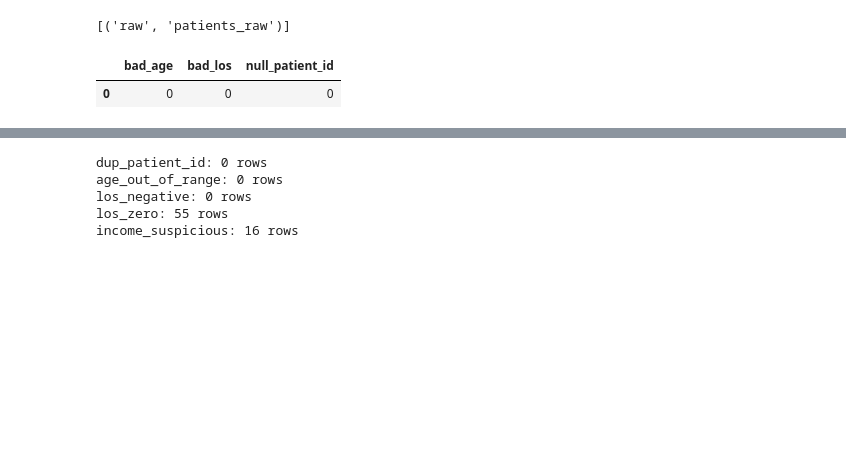
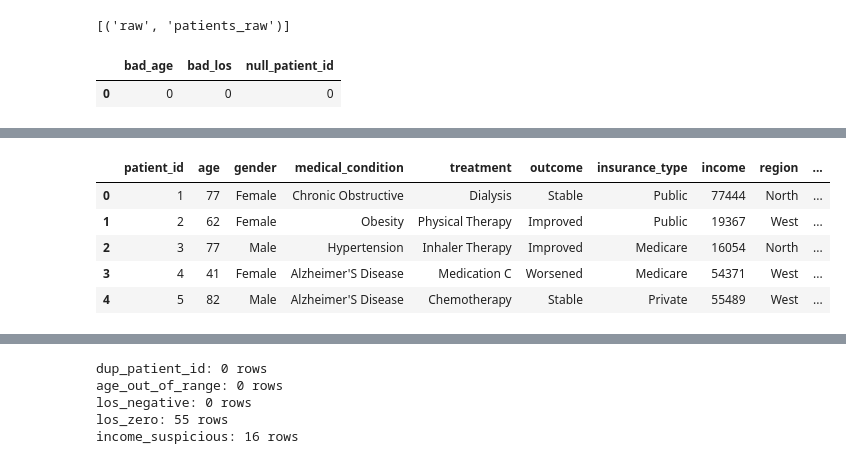
Before and after one commit to reachRaiR/healthcare-data-hub, a Jupyter notebook: notebooks/01_data_preparation.ipynb, the cells around one changed output, grey strips where cells are left out. Drawn from its saved outputs; the diff is of its cells as text; code cells hidden in the pictures; blank space fills up the shorter version.

```diff
--- a/notebooks/01_data_preparation.ipynb
+++ b/notebooks/01_data_preparation.ipynb
@@ -261,8 +254,8 @@ memory usage: 101.7+ KB
 # %%
 # Audit categorical columns
 cat_cols = [
-    "Gender", "Medical_Condition", "Treatment", "Outcome",
-    "Insurance_Type", "Region", "Smoking_Status", "Admission_Type"
+    "gender", "medical_condition", "treatment", "outcome",
+    "insurance_type", "region", "smoking_status", "admission_type"
 ]
 
 for c in cat_cols:
@@ -289,45 +282,65 @@ Name: count, dtype: int64
 # %%
 import numpy as np
+import pandas as pd
 
 df_clean = df.copy()
 
-# Strip whitespace from all object columns
-for c in df_clean.select_dtypes(include="object").columns:
-    df_clean[c] = df_clean[c].astype(str).str.strip()
+# Normalize all text columns
+text_cols = df_clean.select_dtypes(include=["object", "string"]).columns
+for c in text_cols:
+    df_clean[c] = (df_clean[c]
+                   .astype("string")
+                   .str.strip()
+                   .str.replace(r"\s+", " ", regex=True)
+                   .str.title())
 
-# Title Case standardization for consistent presentation
-title_cols = ["Medical_Condition", "Treatment", "Outcome", "Insurance_Type", "Region", "Smoking_Status", "Admission_Type"]
+# Standardize specific categorical columns
+title_cols = [
+    "medical_condition", "treatment", "outcome",
+    "insurance_type", "region", "smoking_status", "admission_type"
+]
 for c in title_cols:
-    df_clean[c] = df_clean[c].str.title()
+    if c in df_clean.columns:
+        df_clean[c] = (df_clean[c]
+                       .astype("string")
+                       .str.strip()
+                       .str.replace(r"\s+", " ", regex=True)
+                       .str.title())
 
 # Gender normalization
-# First, lower for robust mapping
-g = df_clean["Gender"].str.lower().str.replace(r"[^a-z]", "", regex=True)
+if "gender" in df_clean.columns:
+    g_raw = df_clean["gender"].astype("string").str.lower().str.replace(r"[^a-z\- ]", "", regex=True)
+    gender_map = {
+        "m": "Male", "male": "Male", "man": "Male",
+        "f": "Female", "female": "Female", "woman": "Female"
+    }
+    df_clean["gender"] = g_raw.map(gender_map).fillna(df_clean["gender"].astype("string").str.title())
 
-gender_map = {
-    "m": "Male", "male": "Male",
-    "f": "Female", "female": "Female",
-    "man": "Male", "woman": "Female",
-    "nonbinary": "Other/Unknown", "nb": "Other/Unknown", "other": "Other/Unknown",
-    "unknown": "Other/Unknown", "na": "Other/Unknown", "none": "Other/Unknown"
-}
-df_clean["Gender"] = g.map(gender_map).fillna(df_clean["Gender"].str.title())
-# Anything not mapped becomes 'Other/Unknown'
-df_clean.loc[~df_clean["Gender"].isin(["Male","Female"]), "Gender"] = "Other/Unknown"
+# Smoking status normalization: Non-Smoker / Former Smoker / Current Smoker
+if "smoking_status" in df_clean.columns:
+    smoke = df_clean["smoking_status"].astype("string").str.lower().str.replace(r"\s+", " ", regex=True)
+    smoke_map = {
+        "non-smoker": "Non-Smoker", "nonsmoker": "Non-Smoker", "non smoker": "Non-Smoker",
+        "former smoker": "Former Smoker", "ex-smoker": "Former Smoker", "ex smoker": "Former Smoker",
+        "current smoker": "Current Smoker", "smoker": "Current Smoker"
+    }
+    df_clean["smoking_status"] = smoke.map(smoke_map).fillna(df_clean["smoking_status"].str.title())
+    # Normalize common capitalization variants that may slip through
+    df_clean["smoking_status"] = df_clean["smoking_status"].replace({
+        "Former smoker": "Former Smoker",
+        "Current smoker": "Current Smoker",
+        "Non-smoker": "Non-Smoker"
+    })
 
-# Smoking status normalization (allow exactly three values)
-smoke = df_clean["Smoking_Status"].str.lower()
-smoke_map = {
-    "non-smoker": "Non-smoker", "nonsmoker": "Non-smoker", "non smoker": "Non-smoker",
-    "former smoker": "Former smoker", "ex-smoker": "Former smoker", "ex smoker": "Former smoker",
-    "current smoker": "Current smoker", "smoker": "Current smoker"
-}
-df_clean["Smoking_Status"] = smoke.map(smoke_map).fillna(df_clean["Smoking_Status"].str.title())
-df_clean["Smoking_Status"] = df_clean["Smoking_Status"].replace({
-    "Former Smoker": "Former smoker",
-    "Current Smoker": "Current smoker",
-    "Non-Smoker": "Non-smoker"
-})
-
-df.copy
+display(df_clean.head())
+for c in ["gender", "smoking_status", "admission_type", "outcome"]:
+    if c in df_clean.columns:
+        print(f"\n{c} value_counts():")
+        print(df_clean[c].value_counts(dropna=False))
 # %% [output]
+|  | patient_id | age | gender | medical_condition | treatment | outcome | insurance_type | income | region | ... |
+| 0 | 1 | 77 | Female | Chronic Obstructive | Dialysis | Stable | Public | 77444 | North | ... |
+| 1 | 2 | 62 | Female | Obesity | Physical Therapy | Improved | Public | 19367 | West | ... |
+| 2 | 3 | 77 | Male | Hypertension | Inhaler Therapy | Improved | Medicare | 16054 | North | ... |
+| 3 | 4 | 41 | Female | Alzheimer'S Disease | Medication C | Worsened | Medicare | 54371 | West | ... |
+| 4 | 5 | 82 | Male | Alzheimer'S Disease | Chemotherapy | Stable | Private | 55489 | West | ... |
```
Also changed, not shown: parts of 6 cells of this notebook, 3 other files.
